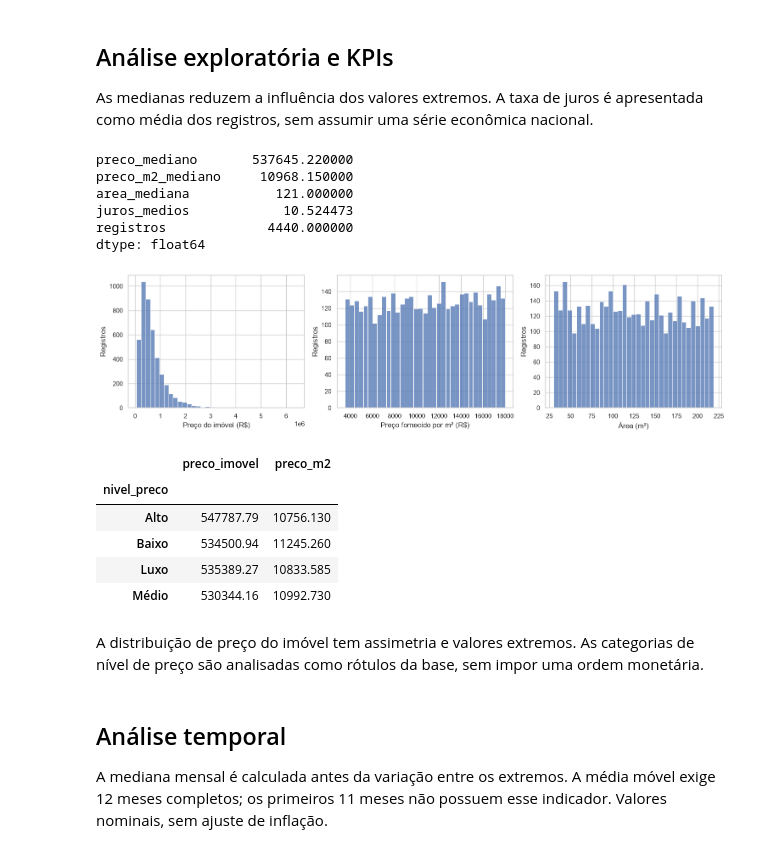
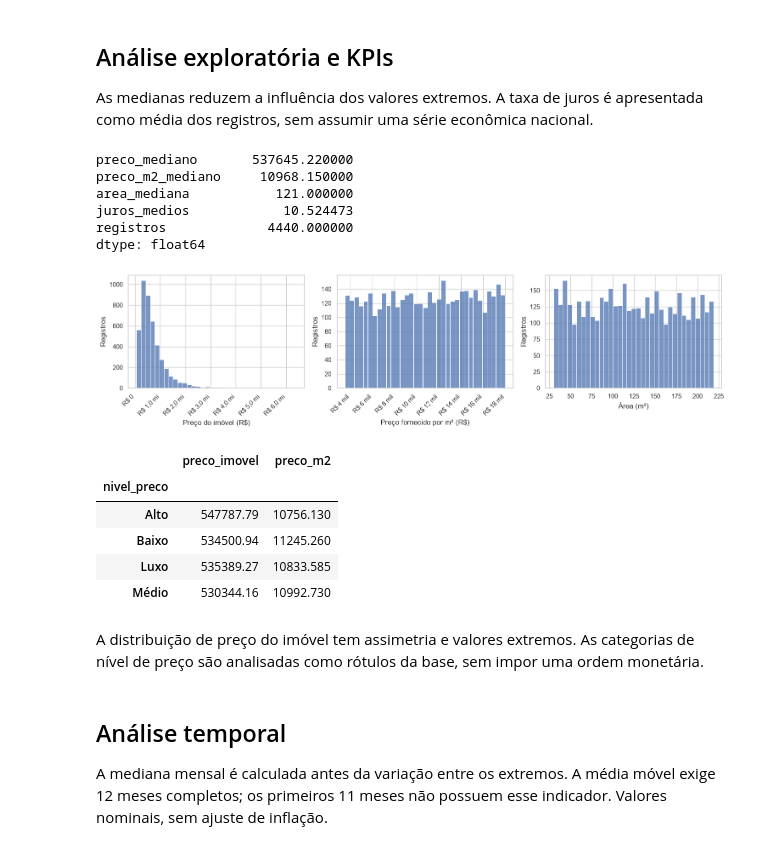
Before and after one commit to pedro-art2611/projeto-g1-mercado-imobiliario, a Jupyter notebook: notebooks/analise_mercado_imobiliario.ipynb, the cells around one changed output. Saved outputs shown, nothing was run; the diff lists cells and outputs as text; code cells hidden in the pictures.

```diff
--- a/notebooks/analise_mercado_imobiliario.ipynb
+++ b/notebooks/analise_mercado_imobiliario.ipynb
@@ -16,6 +16,7 @@ import json
 import numpy as np
 import pandas as pd
 import matplotlib.pyplot as plt
+from matplotlib.ticker import FuncFormatter
 import seaborn as sns
 import plotly.express as px
 from sqlalchemy import create_engine, text
@@ -31,6 +32,14 @@ sns.set_theme(style='whitegrid')
 plt.rcParams['figure.figsize'] = (10, 5)
 def br(valor, casas=2):
     return f'{valor:,.{casas}f}'.replace(',', 'X').replace('.', ',').replace('X', '.')
+def moeda_eixo(valor, posicao):
+    if abs(valor) >= 1_000_000:
+        return f'R$ {br(valor / 1_000_000, 1)} mi'
+    if abs(valor) >= 1_000:
+        milhares = br(valor / 1_000, 1).removesuffix(',0')
+        return f'R$ {milhares} mil'
+    return f'R$ {br(valor, 0)}'
+
 df = pd.read_csv(CSV)
 display(df.shape, df.head())
 df.info()
@@ -277,23 +286,26 @@ As medianas reduzem a influência dos valores extremos. A taxa de juros é apres
 # %%
 kpis = {'preco_mediano': df.preco_imovel.median(), 'preco_m2_mediano': df.preco_m2.median(),
         'area_mediana': df.area_m2.median(), 'juros_medios': df.taxa_juros.mean(), 'registros': len(df)}
 display(pd.Series(kpis))
 fig, axes = plt.subplots(1, 3, figsize=(15, 4))
 for ax, coluna, titulo in zip(axes, ['preco_imovel', 'preco_m2', 'area_m2'], ['Preço do imóvel (R$)', 'Preço fornecido por m² (R$)', 'Área (m²)']):
     sns.histplot(data=df, x=coluna, bins=35, ax=ax)
     ax.set(xlabel=titulo, ylabel='Registros')
+    if coluna in ['preco_imovel', 'preco_m2']:
+        ax.xaxis.set_major_formatter(FuncFormatter(moeda_eixo))
+        plt.setp(ax.get_xticklabels(), rotation=45, ha="right")
 fig.tight_layout()
 plt.show()
 display(df.groupby('nivel_preco')[['preco_imovel', 'preco_m2']].median())
 display(Markdown('A distribuição de preço do imóvel tem assimetria e valores extremos. As categorias de nível de preço são analisadas como rótulos da base, sem impor uma ordem monetária.'))
 # %% [output]
 preco_mediano       537645.220000
 preco_m2_mediano     10968.150000
 area_mediana           121.000000
 juros_medios            10.524473
 registros             4440.000000
 dtype: float64
-[figure, old version]
+[figure, new version]
 |  | preco_imovel | preco_m2 |
 | nivel_preco |  |  |
 | Alto | 547787.79 | 10756.130 |
```
Also changed, not shown: parts of 5 cells of this notebook, 4 other files.
